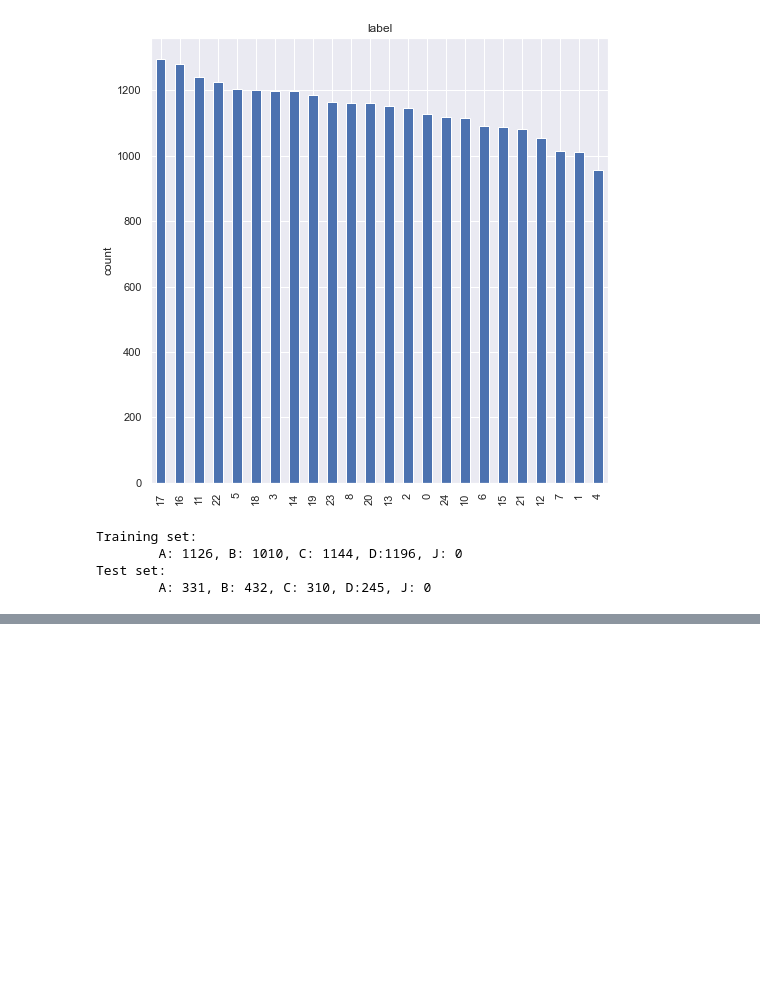
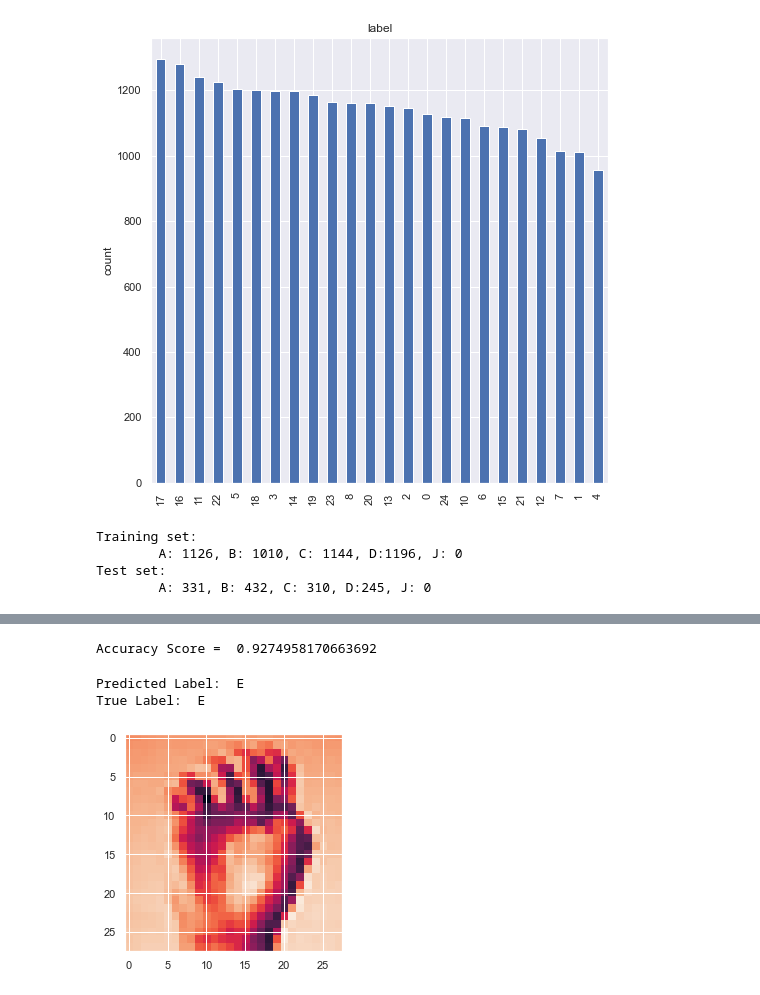
Before and after one commit to Legfi/Real-Time-Sign-Language-Detection, a Jupyter notebook: sign lang Ahmed El Akkouri.ipynb, the cells around one changed output, grey strips where cells are left out. Cells and saved outputs as stored; diff of their text form; code cells hidden in the pictures; blank space fills up the shorter version.

```diff
--- a/sign lang Ahmed El Akkouri.ipynb
+++ b/sign lang Ahmed El Akkouri.ipynb
@@ -206,0 +207,16 @@ plt.show()
+# %%
+prediction = model.predict_classes(X_test)
+# %%
+accuracy = accuracy_score(y_test, prediction)
+print("Accuracy Score = " , accuracy)
+# %% [output]
+Accuracy Score =  0.9274958170663692
+# %%
+i = random.randint(1, len(prediction))
+plt.imshow(X_test[i, : , : , 0])
+print("Predicted Label: " , labels[int(prediction[i])])
+print("True Label: ", labels[int(y_test[i])])
+# %% [output]
+Predicted Label:  E
+True Label:  E
+[figure, added]
```
Also changed, not shown: parts of 5 cells of this notebook.
